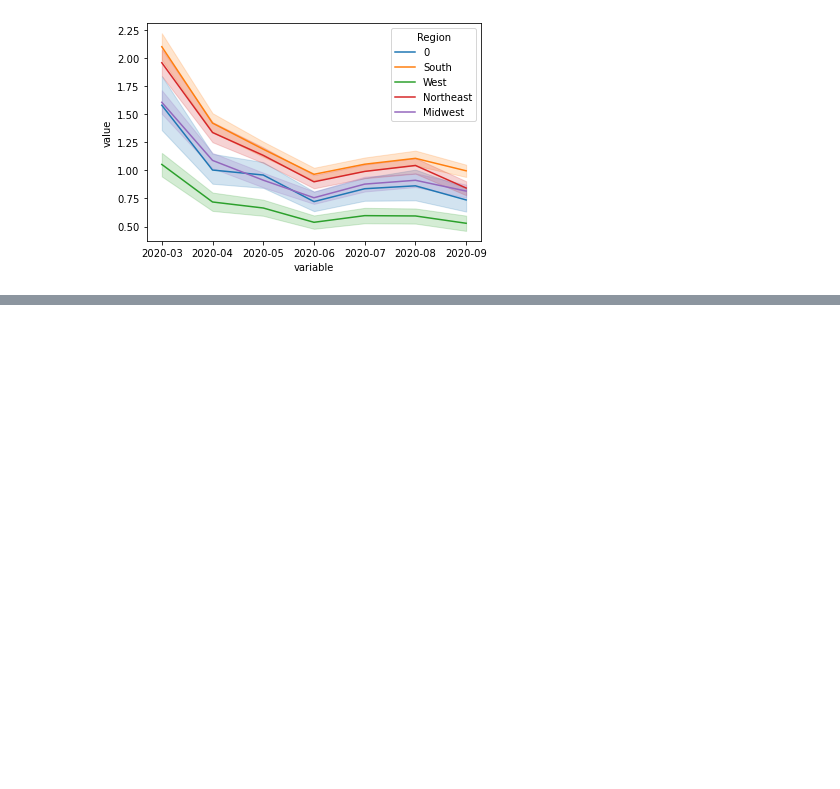
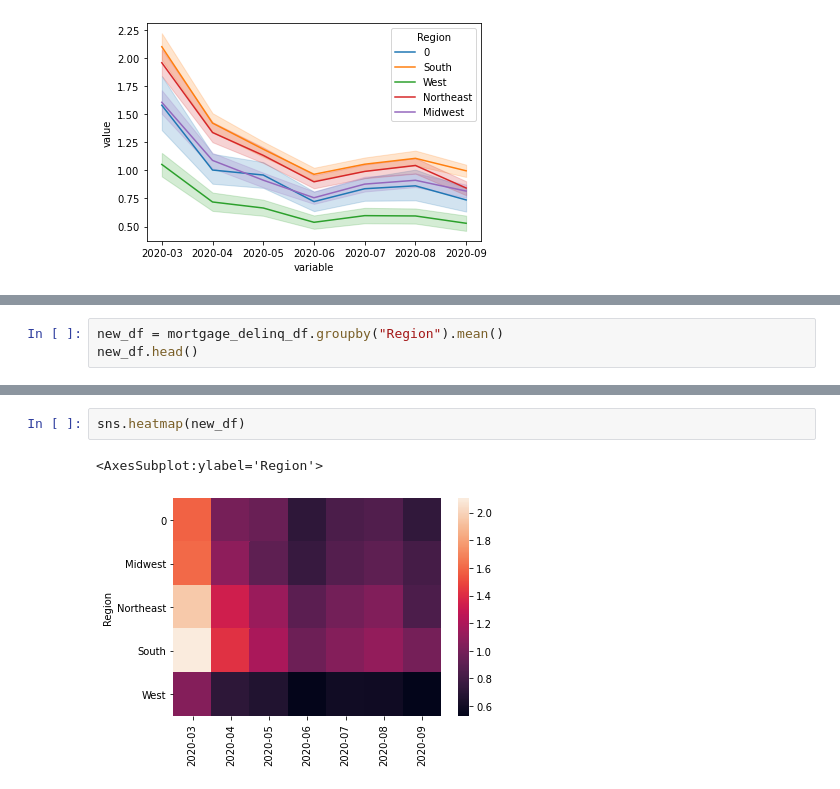
Before and after one commit to jamilao/housing-and-covid19, a Jupyter notebook: notebooks/MortgageDataProcessing.ipynb, the cells around one changed output, grey strips where cells are left out. Saved outputs shown, nothing was run; the diff lists cells and outputs as text; blank space fills up the shorter version.

```diff
--- a/notebooks/MortgageDataProcessing.ipynb
+++ b/notebooks/MortgageDataProcessing.ipynb
@@ -80,0 +115,3 @@ sns.lineplot(data=df_melted, x="variable", y="value", hue = "Region")
+# %%
+new_df = mortgage_delinq_df.groupby("Region").mean()
+new_df.head()
@@ -80,0 +126,5 @@ sns.lineplot(data=df_melted, x="variable", y="value", hue = "Region")
+# %%
+sns.heatmap(new_df)
+# %% [output]
+<AxesSubplot:ylabel='Region'>
+[figure, added]
```
Also changed, not shown: parts of 5 cells of this notebook.
